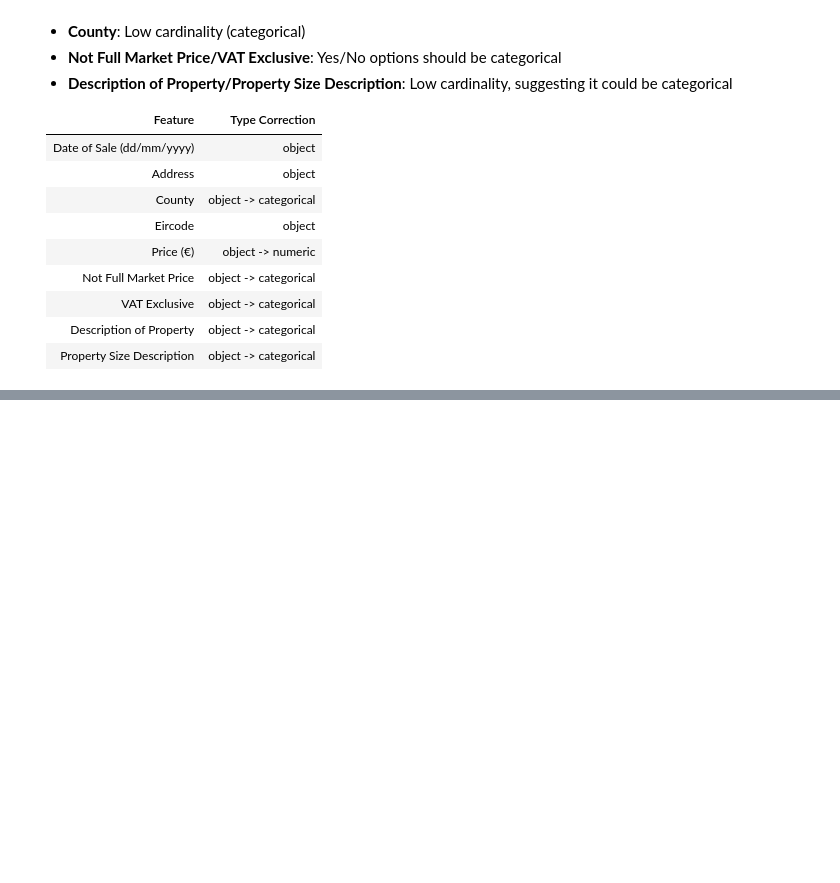
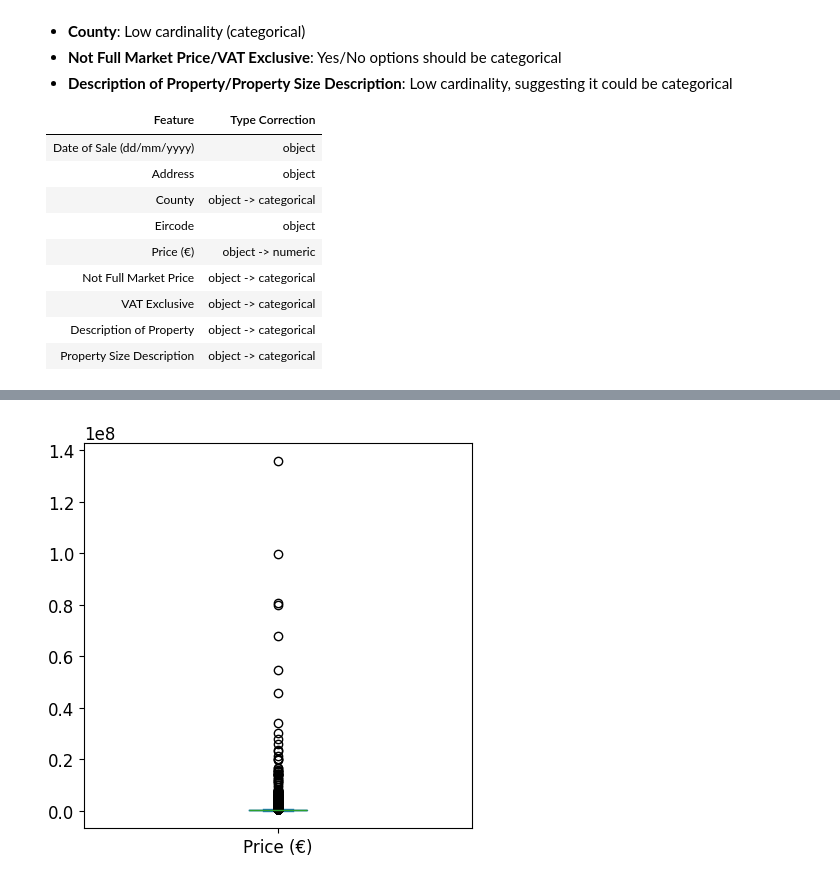
Before and after one commit to conorwal2000-creator/DA-Original-Ganstalysers, a Jupyter notebook: notebooks/analysis.ipynb, the cells around one changed output, grey strips where cells are left out. Saved outputs shown, nothing was run; the diff lists cells and outputs as text; code cells hidden in the pictures; blank space fills up the shorter version.

```diff
--- a/notebooks/analysis.ipynb
+++ b/notebooks/analysis.ipynb
@@ -230,0 +344,25 @@ df
+# %%
+# Set plot styling for readability
+SMALL_SIZE = 12
+MEDIUM_SIZE = 14
+BIGGER_SIZE = 16
+
+plt.rc('font', size=SMALL_SIZE)
+plt.rc('axes', titlesize=SMALL_SIZE)
+plt.rc('axes', labelsize=MEDIUM_SIZE)
+plt.rc('xtick', labelsize=SMALL_SIZE)
+plt.rc('ytick', labelsize=SMALL_SIZE)
+plt.rc('legend', fontsize=SMALL_SIZE)
+plt.rc('figure', titlesize=BIGGER_SIZE)
+# %%
+# One boxplot per numeric feature, saved to a single PDF
+pp = PdfPages('housing-prices-numerical-features_boxplots.pdf')
+
+for col in numeric_columns:
+    f = df[col].plot(kind='box', figsize=(5,5))
+    pp.savefig(f.get_figure())
+    plt.show()
+
+pp.close()
+# %% [output]
+[figure, added]
```
Also changed, not shown: parts of 22 cells of this notebook, 6 other files.
